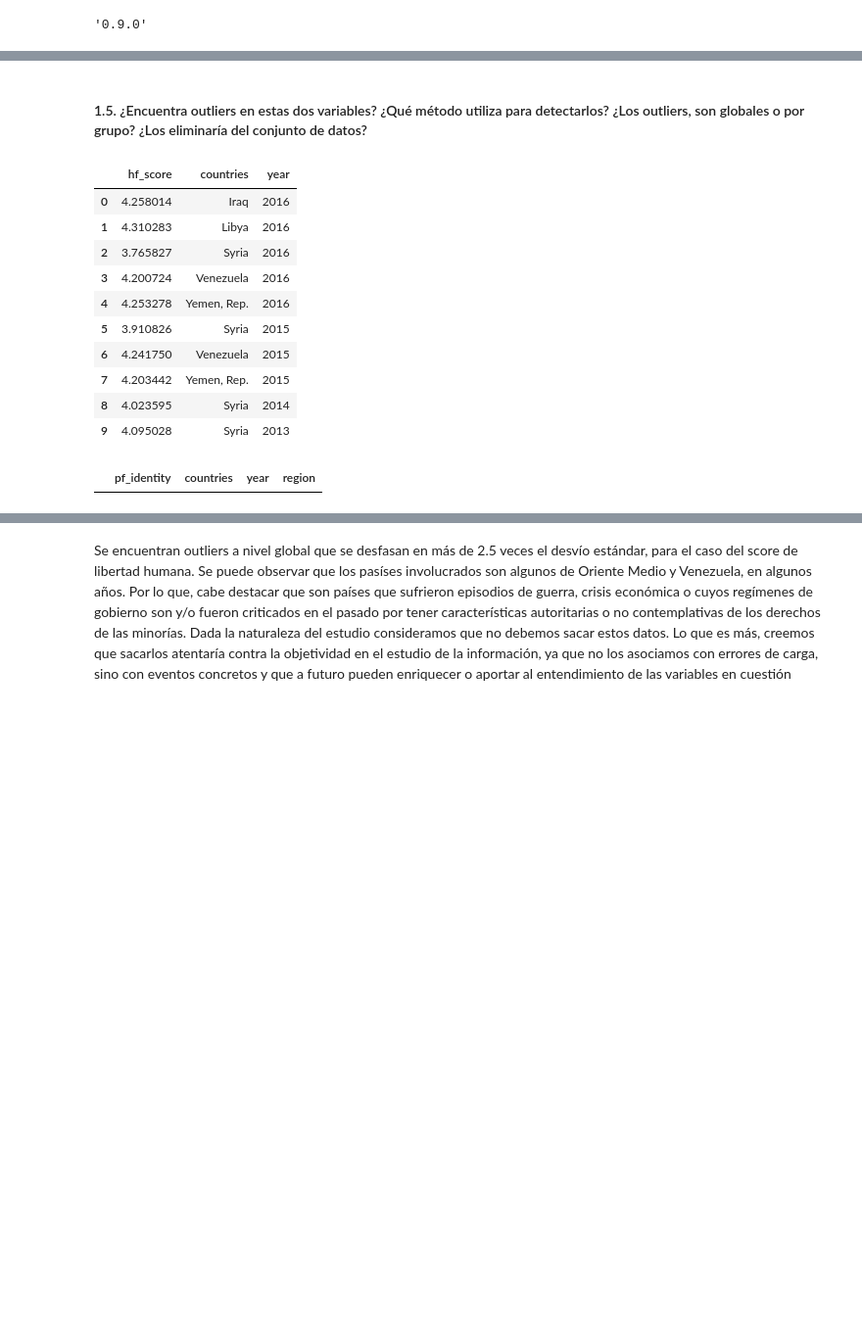
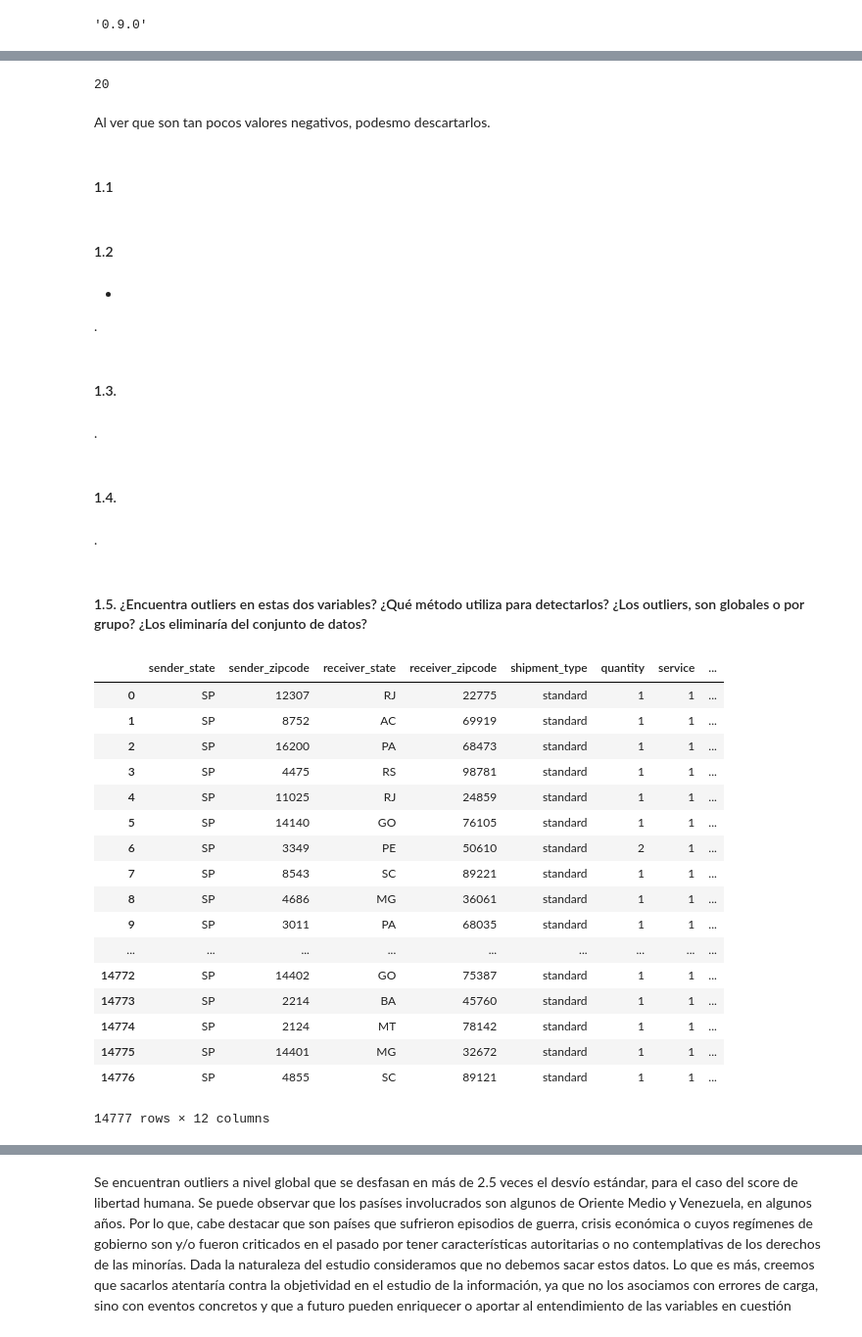
Before and after one commit to cnoeliachaves/diplodatos, a Jupyter notebook: 02_practico.ipynb, the cells around one changed output, grey strips where cells are left out. Shown: that part at 98% size. Cells and saved outputs as stored; diff of their text form; code cells hidden in the pictures; blank space fills up the shorter version.

```diff
--- a/02_practico.ipynb
+++ b/02_practico.ipynb
@@ -224,0 +98,3 @@ Los datos faltantes, de acuerdo al estudio, son por falta de mediciones de fuent
+# %%
+dataset = pandas.read_csv('dataset_sample_corrected.csv')
+dataset.shape
@@ -225,27 +169,49 @@ Los datos faltantes, de acuerdo al estudio, son por falta de mediciones de fuent
+# %%
+# Contamos cuantas columnas tienen valores negativos
+dataset[dataset['shipment_days'] == -77]['shipment_days'].count()
+# %% [output]
+20
+# %% [markdown]
+Al ver que son tan pocos valores negativos, podesmo descartarlos.
+# %% [markdown]
+ #### 1.1
+# %% [markdown]
+#### 1.2
+# %% [markdown]
+-
+.
+# %% [markdown]
+####   1.3.
+# %% [markdown]
+.
+# %% [markdown]
+#### 1.4.
+# %% [markdown]
+.
 # %% [markdown]
 #### 1.5. ¿Encuentra outliers en estas dos variables? ¿Qué método utiliza para detectarlos? ¿Los outliers, son globales o por grupo? ¿Los eliminaría del conjunto de datos?
 # %%
 # Outliers
-hf_score = dataset[['hf_score', 'countries', 'year']]
-mask_hf_score = numpy.abs(hf_score.hf_score - hf_score.hf_score.mean()) > (2.5 * hf_score.hf_score.std())
-data = hf_score[mask_hf_score]
+#hf_score = dataset[['hf_score', 'countries', 'year']]
+mask_shipment_days = numpy.abs(dataset.shipment_days - dataset.shipment_days.mean()) > (2.5 * dataset.shipment_days.std())
+data = dataset[mask_shipment_days]
 data.reset_index(drop=True)
 # %% [output]
-|  | hf_score | countries | year |
-| 0 | 4.258014 | Iraq | 2016 |
-| 1 | 4.310283 | Libya | 2016 |
-| 2 | 3.765827 | Syria | 2016 |
-| 3 | 4.200724 | Venezuela | 2016 |
-| 4 | 4.253278 | Yemen, Rep. | 2016 |
-| 5 | 3.910826 | Syria | 2015 |
-| 6 | 4.241750 | Venezuela | 2015 |
-| 7 | 4.203442 | Yemen, Rep. | 2015 |
-| 8 | 4.023595 | Syria | 2014 |
-| 9 | 4.095028 | Syria | 2013 |
+|  | sender_state | sender_zipcode | receiver_state | receiver_zipcode | shipment_type | quantity | service | ... |
+| 0 | SP | 12307 | RJ | 22775 | standard | 1 | 1 | ... |
+| 1 | SP | 8752 | AC | 69919 | standard | 1 | 1 | ... |
+| 2 | SP | 16200 | PA | 68473 | standard | 1 | 1 | ... |
+| 3 | SP | 4475 | RS | 98781 | standard | 1 | 1 | ... |
+| 4 | SP | 11025 | RJ | 24859 | standard | 1 | 1 | ... |
+| 5 | SP | 14140 | GO | 76105 | standard | 1 | 1 | ... |
+| 6 | SP | 3349 | PE | 50610 | standard | 2 | 1 | ... |
+| 7 | SP | 8543 | SC | 89221 | standard | 1 | 1 | ... |
+| 8 | SP | 4686 | MG | 36061 | standard | 1 | 1 | ... |
+| 9 | SP | 3011 | PA | 68035 | standard | 1 | 1 | ... |
+| ... | ... | ... | ... | ... | ... | ... | ... | ... |
+| 14772 | SP | 14402 | GO | 75387 | standard | 1 | 1 | ... |
+| 14773 | SP | 2214 | BA | 45760 | standard | 1 | 1 | ... |
+| 14774 | SP | 2124 | MT | 78142 | standard | 1 | 1 | ... |
+| 14775 | SP | 14401 | MG | 32672 | standard | 1 | 1 | ... |
+| 14776 | SP | 4855 | SC | 89121 | standard | 1 | 1 | ... |
+14777 rows × 12 columns
-# %%
-pf_identity = dataset[['pf_identity', 'countries', 'year', 'region']]
-mask_pf_identity = numpy.abs(pf_identity.pf_identity - pf_identity.pf_identity.mean()) > (2.5 * pf_identity.pf_identity.std())
-data = pf_identity[mask_pf_identity]
-data.reset_index(drop=True)
-# %% [output]
-|  | pf_identity | countries | year | region |
```
Also changed, not shown: parts of 32 cells of this notebook.
